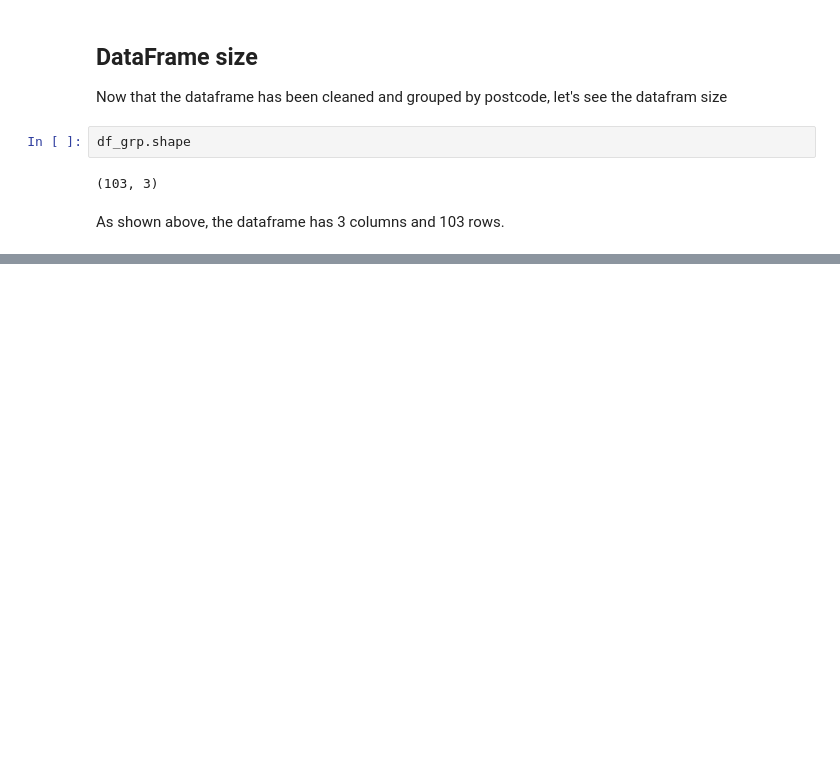
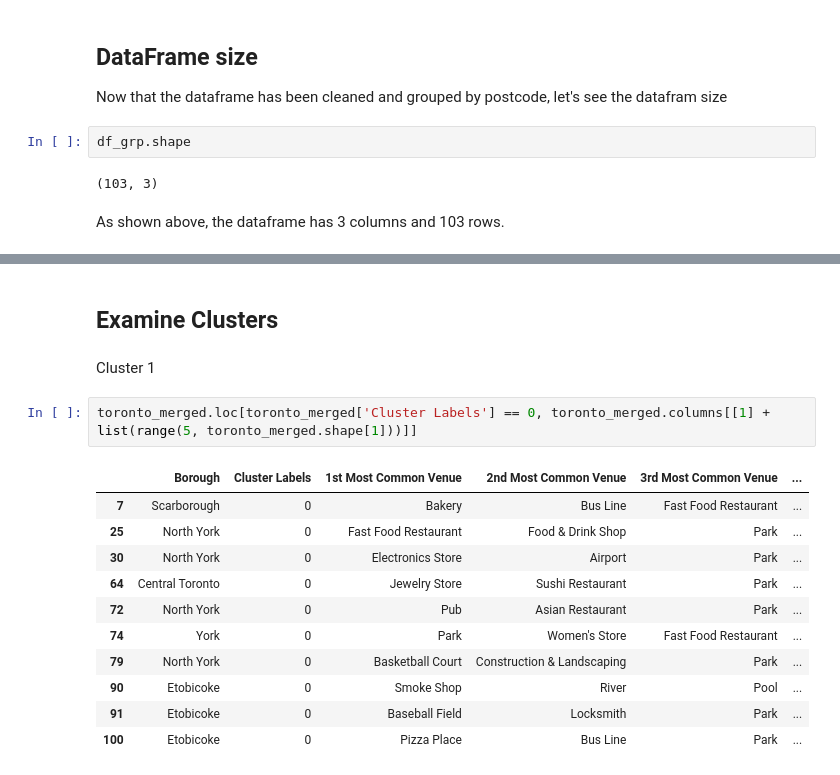
Before and after one commit to JimmieTolliver/Coursera_Capstone, a Jupyter notebook: Segmenting and Clustering Neighborhoods in Toronto.ipynb, the cells around one changed output, grey strips where cells are left out. Saved outputs shown, nothing was run; the diff lists cells and outputs as text; blank space fills up the shorter version.

```diff
--- a/Segmenting and Clustering Neighborhoods in Toronto.ipynb
+++ b/Segmenting and Clustering Neighborhoods in Toronto.ipynb
@@ -127,0 +598,18 @@ As shown above, the dataframe has 3 columns and 103 rows.
+# %% [markdown]
+## Examine Clusters
+# %% [markdown]
+Cluster 1
+# %%
+toronto_merged.loc[toronto_merged['Cluster Labels'] == 0, toronto_merged.columns[[1] + list(range(5, toronto_merged.shape[1]))]]
+# %% [output]
+|  | Borough | Cluster Labels | 1st Most Common Venue | 2nd Most Common Venue | 3rd Most Common Venue | ... |
+| 7 | Scarborough | 0 | Bakery | Bus Line | Fast Food Restaurant | ... |
+| 25 | North York | 0 | Fast Food Restaurant | Food & Drink Shop | Park | ... |
+| 30 | North York | 0 | Electronics Store | Airport | Park | ... |
+| 64 | Central Toronto | 0 | Jewelry Store | Sushi Restaurant | Park | ... |
+| 72 | North York | 0 | Pub | Asian Restaurant | Park | ... |
+| 74 | York | 0 | Park | Women's Store | Fast Food Restaurant | ... |
+| 79 | North York | 0 | Basketball Court | Construction & Landscaping | Park | ... |
+| 90 | Etobicoke | 0 | Smoke Shop | River | Pool | ... |
+| 91 | Etobicoke | 0 | Baseball Field | Locksmith | Park | ... |
+| 100 | Etobicoke | 0 | Pizza Place | Bus Line | Park | ... |
```
Also changed, not shown: parts of 53 cells of this notebook, 3 other files.
